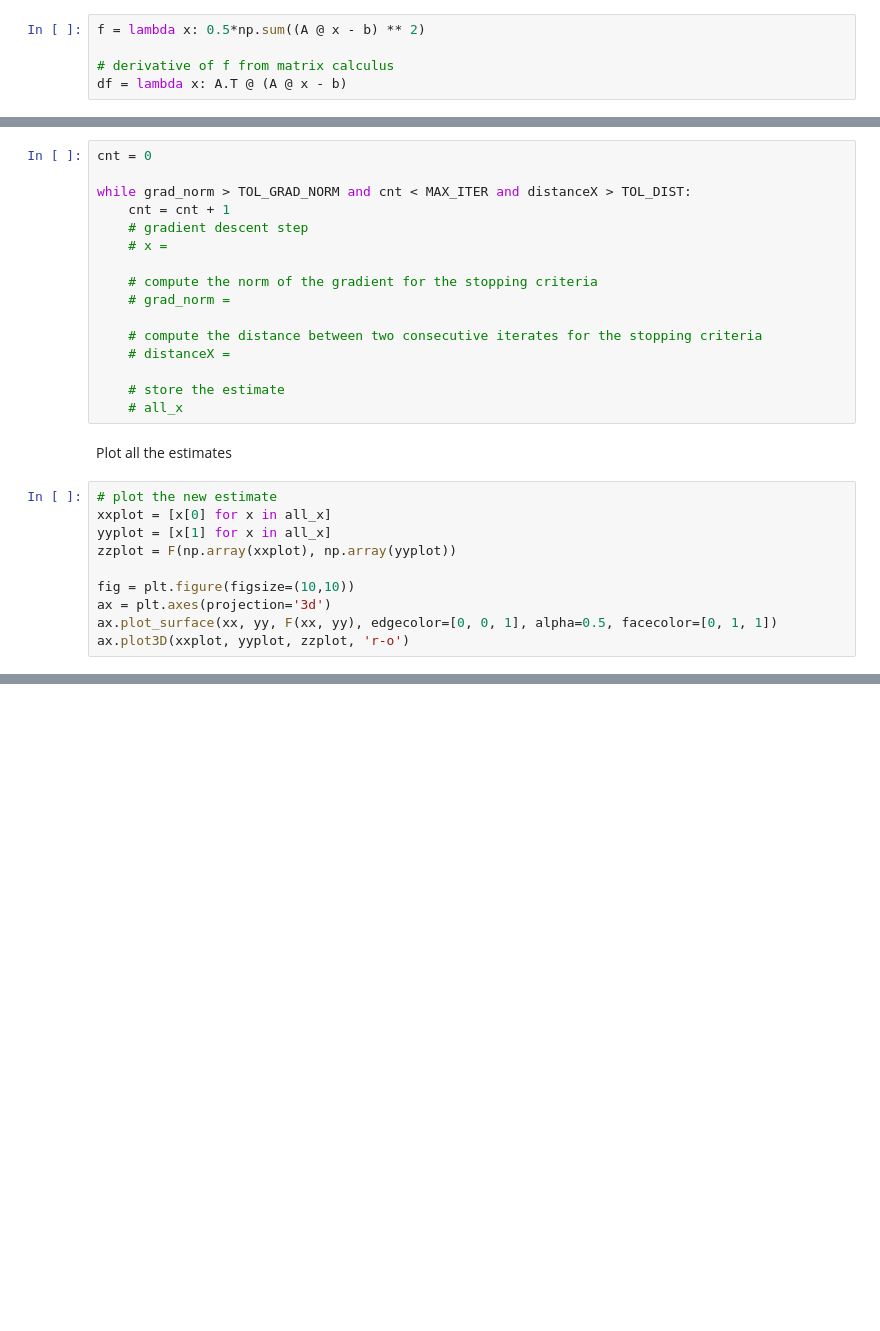
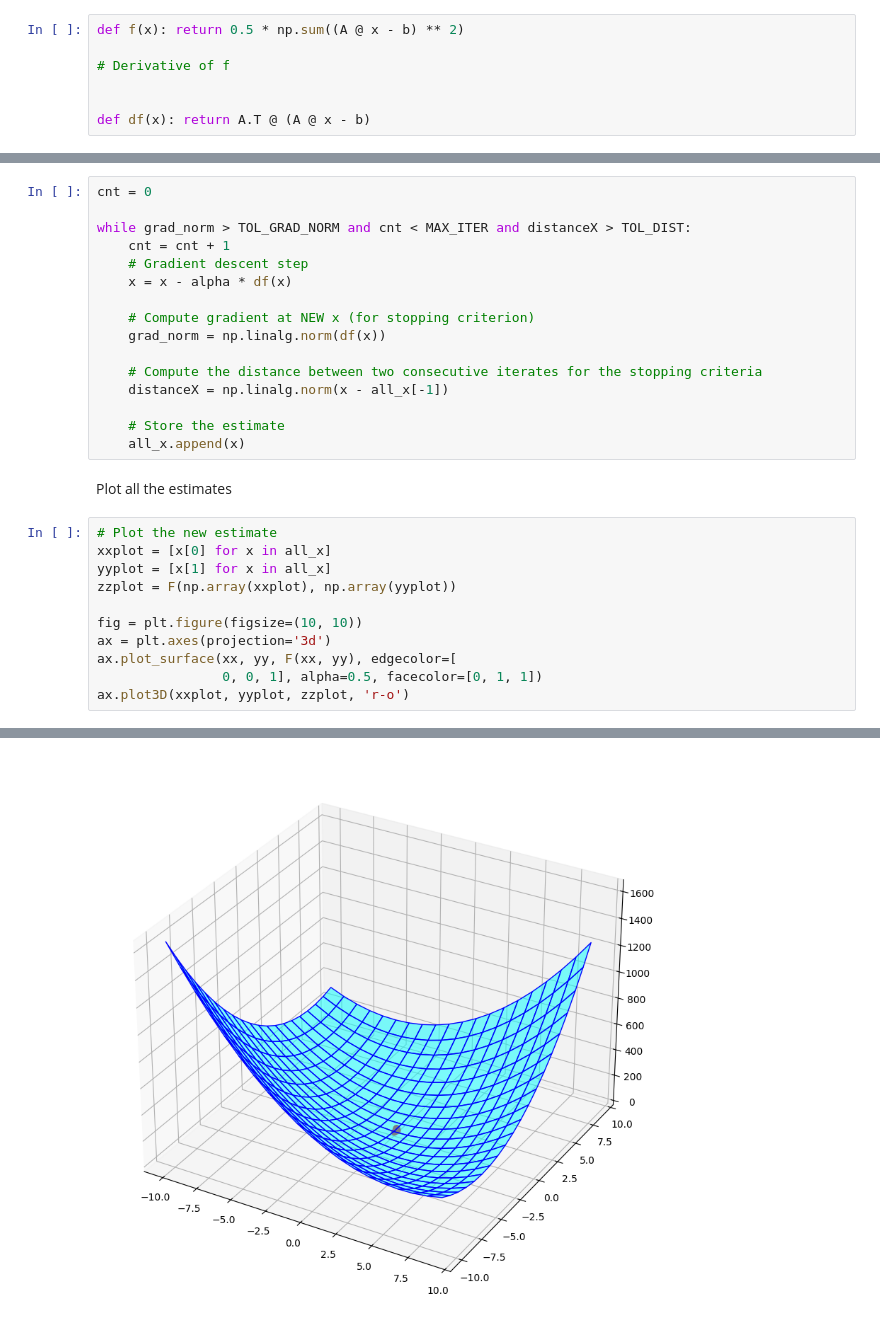
Before and after one commit to Thomas-Fabbris/MMIP-polimi, a Jupyter notebook: Assignments/lecture_11_gradient_descent.ipynb, the cells around one changed output, grey strips where cells are left out. Cells and saved outputs as stored; diff of their text form; blank space fills up the shorter version.

```diff
--- a/Assignments/lecture_11_gradient_descent.ipynb
+++ b/Assignments/lecture_11_gradient_descent.ipynb
@@ -13,6 +13,8 @@ The function to be minimized is $\frac{1}{2}\|Ax-b\|_2^2$
 # %%
-f = lambda x: 0.5*np.sum((A @ x - b) ** 2)
+def f(x): return 0.5 * np.sum((A @ x - b) ** 2)
 
-# derivative of f from matrix calculus
-df = lambda x: A.T @ (A @ x - b)
+# Derivative of f
+
+
+def df(x): return A.T @ (A @ x - b)
 # %% [markdown]
@@ -50,26 +61,28 @@ cnt = 0
 
 while grad_norm > TOL_GRAD_NORM and cnt < MAX_ITER and distanceX > TOL_DIST:
     cnt = cnt + 1
-    # gradient descent step
-    # x =
+    # Gradient descent step
+    x = x - alpha * df(x)
 
-    # compute the norm of the gradient for the stopping criteria
-    # grad_norm =
+    # Compute gradient at NEW x (for stopping criterion)
+    grad_norm = np.linalg.norm(df(x))
 
-    # compute the distance between two consecutive iterates for the stopping criteria
-    # distanceX =
+    # Compute the distance between two consecutive iterates for the stopping criteria
+    distanceX = np.linalg.norm(x - all_x[-1])
 
-    # store the estimate
-    # all_x
+    # Store the estimate
+    all_x.append(x)
 # %% [markdown]
 Plot all the estimates
 # %%
-# plot the new estimate
+# Plot the new estimate
 xxplot = [x[0] for x in all_x]
 yyplot = [x[1] for x in all_x]
 zzplot = F(np.array(xxplot), np.array(yyplot))
 
-fig = plt.figure(figsize=(10,10))
+fig = plt.figure(figsize=(10, 10))
 ax = plt.axes(projection='3d')
-ax.plot_surface(xx, yy, F(xx, yy), edgecolor=[0, 0, 1], alpha=0.5, facecolor=[0, 1, 1])
+ax.plot_surface(xx, yy, F(xx, yy), edgecolor=[
+                0, 0, 1], alpha=0.5, facecolor=[0, 1, 1])
 ax.plot3D(xxplot, yyplot, zzplot, 'r-o')
+# %% [output]
@@ -75,0 +90 @@ ax.plot3D(xxplot, yyplot, zzplot, 'r-o')
+[figure, added]
```
Also changed, not shown: parts of 10 cells of this notebook, 1 other file.
